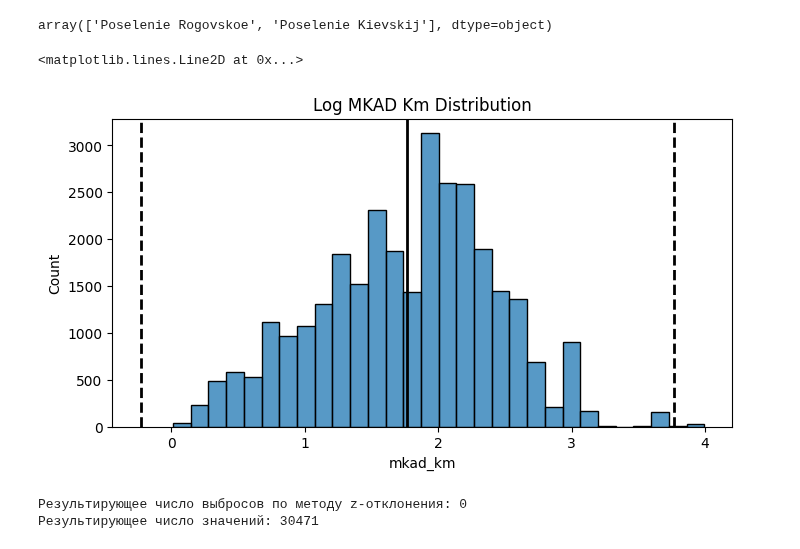
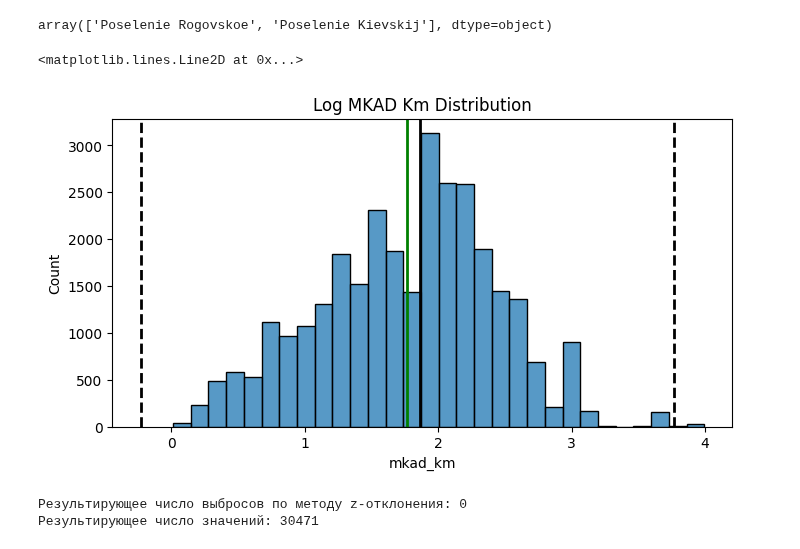
Before and after one commit to SudarickovIlya/SF_DS_Ilya, a Jupyter notebook: Completed/Data cleansing/Anomalies.ipynb, the cells around one changed output. Drawn from its saved outputs; the diff is of its cells as text; code cells hidden in the pictures.

```diff
--- a/Completed/Data cleansing/Anomalies.ipynb
+++ b/Completed/Data cleansing/Anomalies.ipynb
@@ -197,14 +197,15 @@ array(['Poselenie Rogovskoe', 'Poselenie Kievskij'], dtype=object)
 # %%
 fig, axes = plt.subplots(1, 1, figsize=(8, 4))
 log_mkad_km = np.log(sber_data['mkad_km'] + 1)
 hist = sns.histplot(data=log_mkad_km, bins=30, ax=axes)
 hist.set_title('Log MKAD Km Distribution')
-hist.axvline(log_mkad_km.mean(), color = 'k', lw=2)
+hist.axvline(log_mkad_km.median(), color = 'k', lw=2)
+hist.axvline(log_mkad_km.mean(), color = 'g', lw=2)
 hist.axvline(log_mkad_km.mean() + 3 * log_mkad_km.std(), color='k', lw=2, ls='--')
 hist.axvline(log_mkad_km.mean() - 3 * log_mkad_km.std(), color='k', ls='--', lw=2)
 # %% [output]
 <matplotlib.lines.Line2D at 0x...>
-[figure, old version]
+[figure, new version]
 # %%
 # 6.3 + 6.4
 
```
Also changed, not shown: 10 other files.
